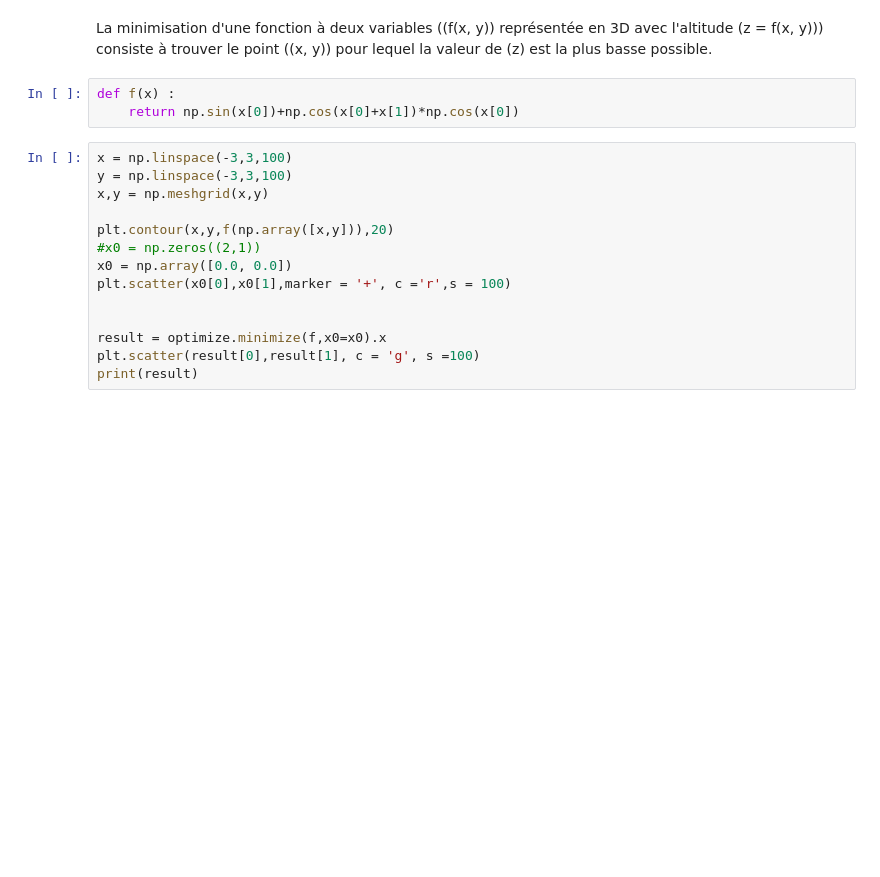
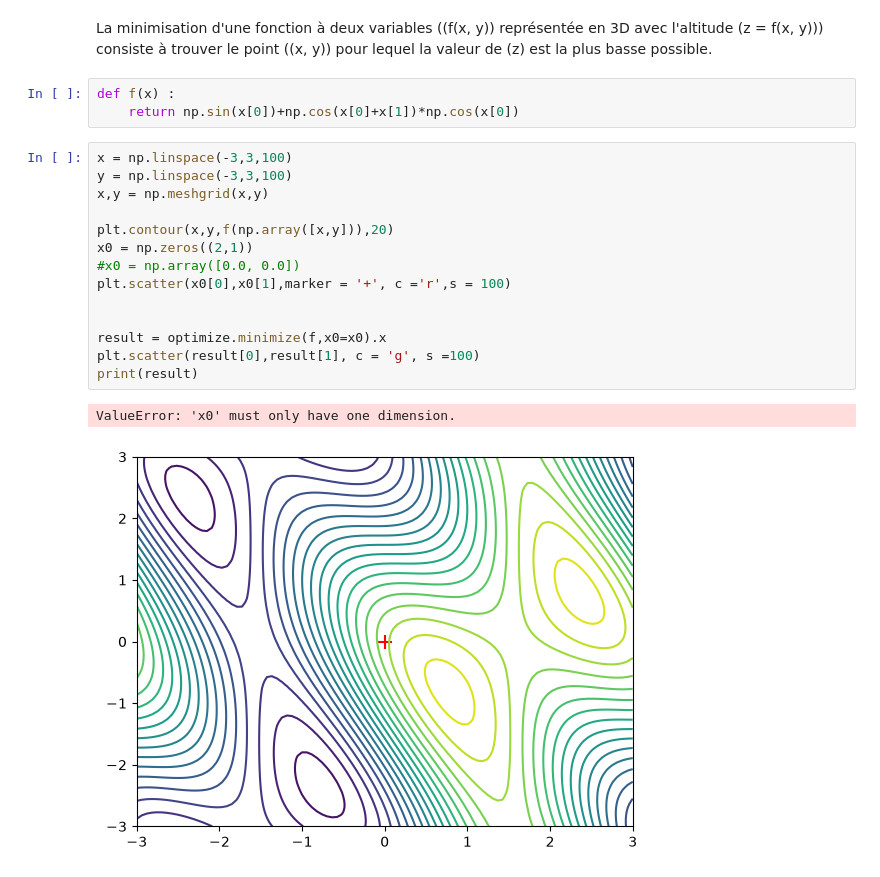
Before and after one commit to Balde44-art/Intro2Python, a Jupyter notebook: lesson_4.ipynb, the cells around one changed output. Drawn from its saved outputs; the diff is of its cells as text; blank space fills up the shorter version.

Commit message:
Add signal processing lessons and images

```diff
--- a/lesson_4.ipynb
+++ b/lesson_4.ipynb
@@ -68,14 +96,17 @@ def f(x) :
 # %%
 x = np.linspace(-3,3,100)
 y = np.linspace(-3,3,100)
 x,y = np.meshgrid(x,y)
 
 plt.contour(x,y,f(np.array([x,y])),20)
-#x0 = np.zeros((2,1))
-x0 = np.array([0.0, 0.0])
+x0 = np.zeros((2,1))
+#x0 = np.array([0.0, 0.0])
 plt.scatter(x0[0],x0[1],marker = '+', c ='r',s = 100)
 
 
 result = optimize.minimize(f,x0=x0).x
 plt.scatter(result[0],result[1], c = 'g', s =100)
 print(result)
+# %% [output]
+ValueError: 'x0' must only have one dimension.
+[figure, added]
```
Also changed, not shown: parts of 18 cells of this notebook, 3 other files.
